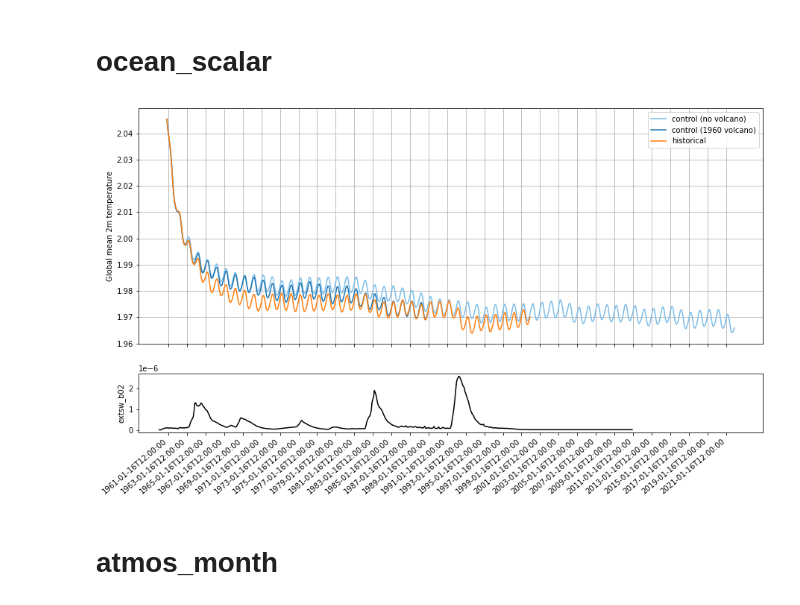
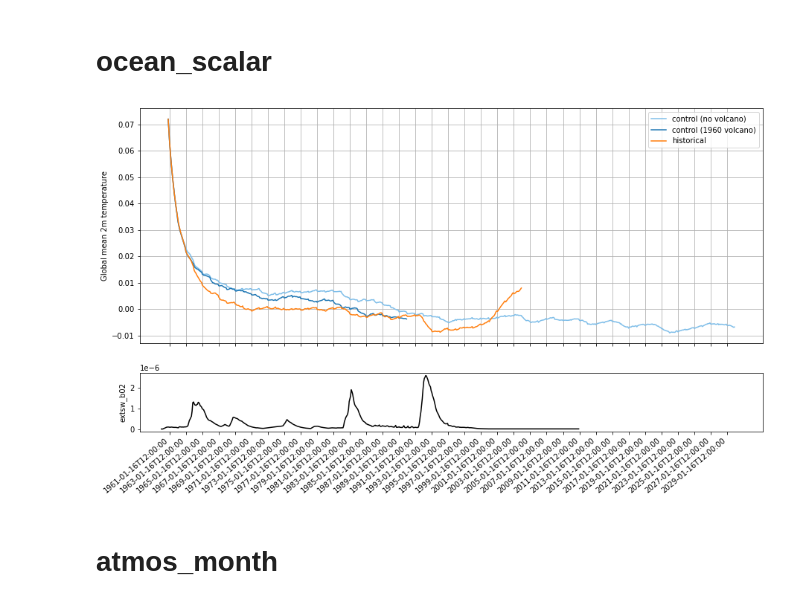
Before and after one commit to dougiesquire/cm-historical, a Jupyter notebook: notebooks/hist_mem001.ipynb, the cells around one changed output. Saved outputs shown, nothing was run; the diff lists cells and outputs as text; code cells hidden in the pictures.

```diff
--- a/notebooks/hist_mem001.ipynb
+++ b/notebooks/hist_mem001.ipynb
@@ -14,7 +14,7 @@ ctrl_nvol_path = '/scratch/ux06/ds0092/CAFE/historical/WIP/c5-d60-pX-ctrl-196011
 
 forcing_path = '/scratch/ux06/ds0092/CAFE/historical/WIP/c5-d60-pX-hist-19601101/mem001/'
 # %%
-hist_files = sorted(glob.glob(f'{hist_path}ocean_scalar_*.nc'))[:-4] # Last year still writing
+hist_files = sorted(glob.glob(f'{hist_path}ocean_scalar_*.nc'))[:-1] # Last year still writing
 hist_ocean_scalar = xr.open_mfdataset(hist_files)
 
 ctrl_files = sorted(glob.glob(f'{ctrl_path}ocean_scalar_*.nc'))[:-1] # Last year still writing
@@ -22,6 +22,15 @@ ctrl_ocean_scalar = xr.open_mfdataset(ctrl_files)
 
 ctrl_nvol_files = sorted(glob.glob(f'{ctrl_nvol_path}ocean_scalar_*.nc'))[:-1] # Last year still writing
 ctrl_nvol_ocean_scalar = xr.open_mfdataset(ctrl_nvol_files)
+# %%
+variable = 'temp_total'
+
+clim_period = slice('1980','1999')
+clim =  ctrl_nvol_ocean_scalar[variable].sel(time=clim_period).groupby('time.month').mean('time')
+
+ctrl_ocean_scalar = ctrl_ocean_scalar[variable].groupby('time.month') - clim
+ctrl_nvol_ocean_scalar = ctrl_nvol_ocean_scalar[variable].groupby('time.month') - clim
+hist_ocean_scalar = hist_ocean_scalar[variable].groupby('time.month') - clim
 # %%
 fig, (ax0, ax1) = plt.subplots(2, 1, gridspec_kw={'height_ratios': [4, 1]}, figsize=(15,8))
 
@@ -35,39 +44,39 @@ def lighten(color, amount=0.5):
     c = colorsys.rgb_to_hls(*mc.to_rgb(c))
     return colorsys.hls_to_rgb(c[0], 1 - amount * (1 - c[1]), c[2])
 
 ax0.plot([np.datetime64(t.strftime()) for t in ctrl_nvol_ocean_scalar.time.values],
-         ctrl_nvol_ocean_scalar['temp_total'],
+         ctrl_nvol_ocean_scalar,
          label='control (no volcano)', color=lighten('C0'), linestyle='-')
 ax0.plot([np.datetime64(t.strftime()) for t in ctrl_ocean_scalar.time.values],
-         ctrl_ocean_scalar['temp_total'],
+         ctrl_ocean_scalar,
          label='control (1960 volcano)', color='C0', linestyle='-')
 ax0.plot([np.datetime64(t.strftime()) for t in hist_ocean_scalar.time.values],
-         hist_ocean_scalar['temp_total'],
+         hist_ocean_scalar,
          label='historical', color='C1', linestyle='-')
 
 ax0.legend()
 ax0.set_ylabel('Global mean 2m temperature');
 ax0.grid()
 xticks = [np.datetime64(t.strftime()) for t in ctrl_nvol_ocean_scalar.time.values[2::24]]
 ax0.set_xticks(xticks)
 ax0.set_xticklabels([])
 xlims = ax0.get_xlim()
 
 f = xr.open_dataset(f'{forcing_path}INPUT/extsw_data.nc')
 
-period = slice(str(ctrl_nvol_gbl_anom.time[0].dt.year.values),
-               str(ctrl_nvol_gbl_anom.time[-1].dt.year.values))
+period = slice(str(ctrl_nvol_ocean_scalar.time[0].dt.year.values),
+               str(ctrl_nvol_ocean_scalar.time[-1].dt.year.values))
 lev = 60
 
 lat_mean = f['extsw_b02'].sel(time=period).mean('lat')
 ax1.plot([np.datetime64(t.strftime()) for t in lat_mean.time.values],
         lat_mean.sel(pfull=lev, method='nearest'), color='k')
 ax1.set_xticks(xticks)
 ax1.set_xticklabels(xticks, rotation=40, ha='right');
 ax1.set_ylabel('extsw_b02');
 ax1.set_xlim(xlims);
 # %% [output]
-[figure, old version]
+[figure, new version]
 # %% [markdown]
 # atmos_month
 # %%
```
Also changed, not shown: parts of 5 cells of this notebook.
